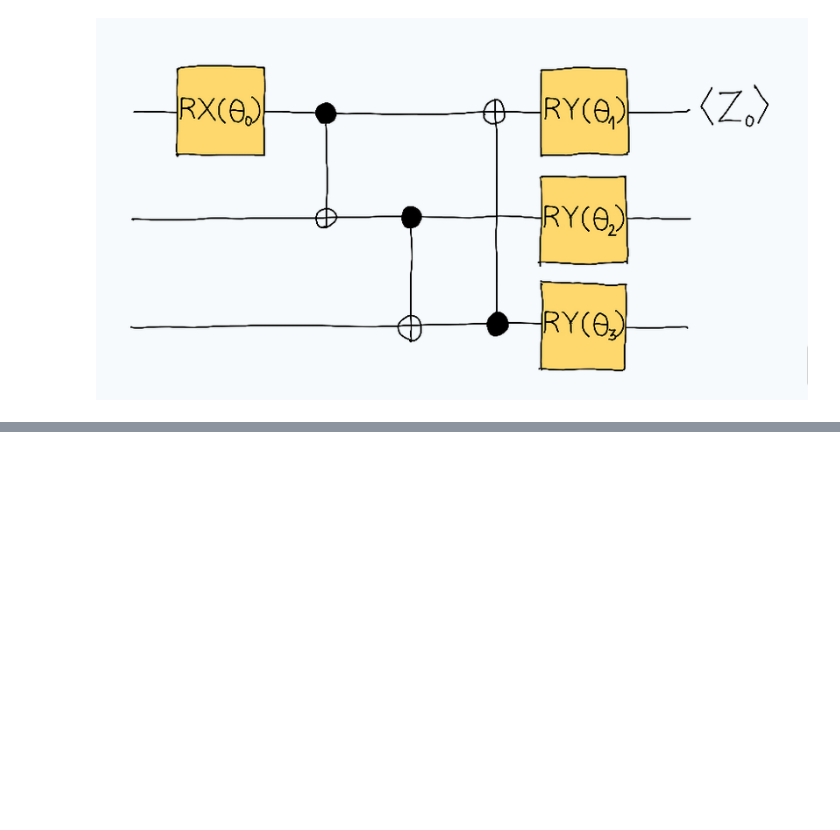
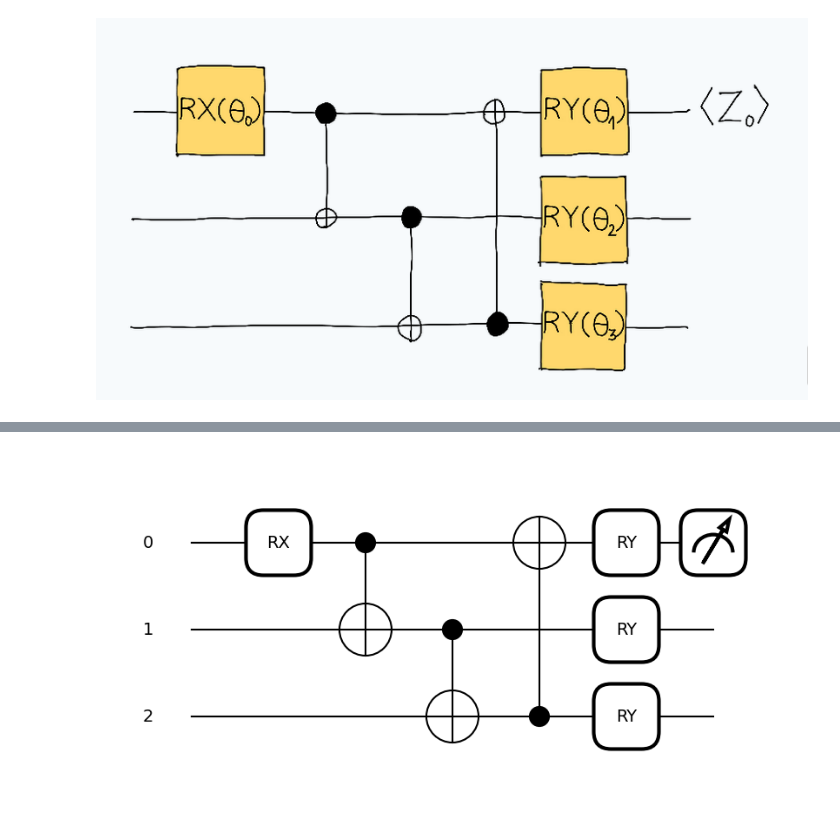
Before and after one commit to JonasHagstrom79/QuantumML, a Jupyter notebook: PennyLane_CodexercisePF_4_1_Circuits_as_functions.ipynb, the cells around one changed output, grey strips where cells are left out. Drawn from its saved outputs; the diff is of its cells as text; code cells hidden in the pictures; blank space fills up the shorter version.

```diff
--- a/PennyLane_CodexercisePF_4_1_Circuits_as_functions.ipynb
+++ b/PennyLane_CodexercisePF_4_1_Circuits_as_functions.ipynb
@@ -25,0 +58,5 @@ Successfully installed appdirs-1.4.4 autoray-0.8.2 diastatic-malt-2.15.2 pennyla
+# %%
+qml.draw_mpl(circuit_as_function)([0.5, 1.0, 0.5, 0.5])
+plt.show()
+# %% [output]
+[figure, added]
```
Also changed, not shown: parts of 2 cells of this notebook.
